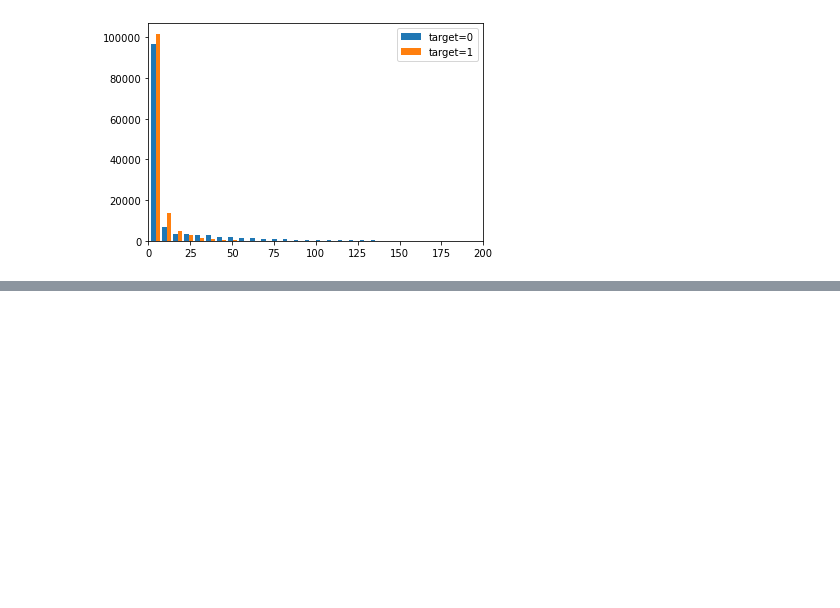
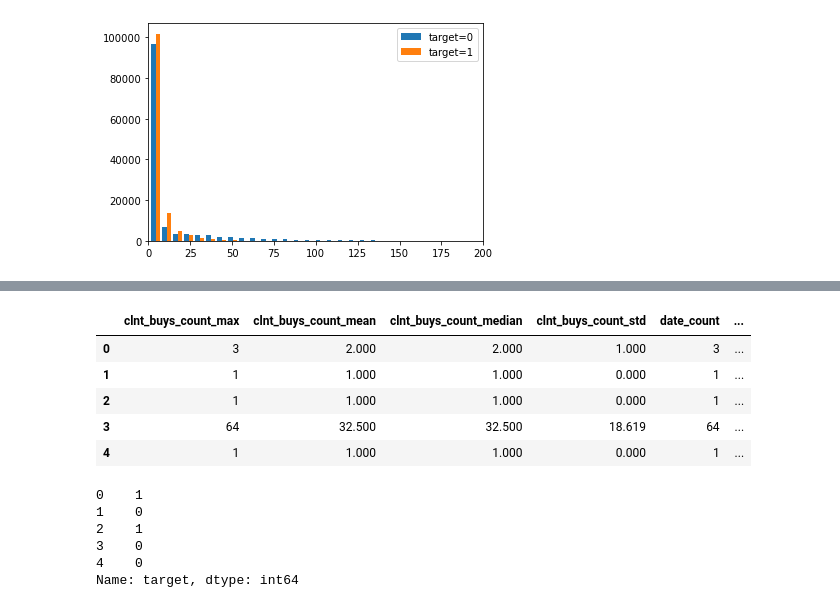
Before and after one commit to snakerzr/cupcake_churn_prediction, a Jupyter notebook: notebook.ipynb, the cells around one changed output, grey strips where cells are left out. Saved outputs shown, nothing was run; the diff lists cells and outputs as text; code cells hidden in the pictures; blank space fills up the shorter version.

```diff
--- a/notebook.ipynb
+++ b/notebook.ipynb
@@ -874,0 +1006,21 @@ Name: 1, Length: 145, dtype: int64
+# %%
+X = pivot_baseline_full.drop(columns=['target'])
+y = pivot_baseline_full['target']
+# %%
+X.head()
+# %% [output]
+|  | clnt_buys_count_max | clnt_buys_count_mean | clnt_buys_count_median | clnt_buys_count_std | date_count | ... |
+| 0 | 3 | 2.000 | 2.000 | 1.000 | 3 | ... |
+| 1 | 1 | 1.000 | 1.000 | 0.000 | 1 | ... |
+| 2 | 1 | 1.000 | 1.000 | 0.000 | 1 | ... |
+| 3 | 64 | 32.500 | 32.500 | 18.619 | 64 | ... |
+| 4 | 1 | 1.000 | 1.000 | 0.000 | 1 | ... |
+# %%
+y.head()
+# %% [output]
+0    1
+1    0
+2    1
+3    0
+4    0
+Name: target, dtype: int64
```
Also changed, not shown: parts of 25 cells of this notebook.
